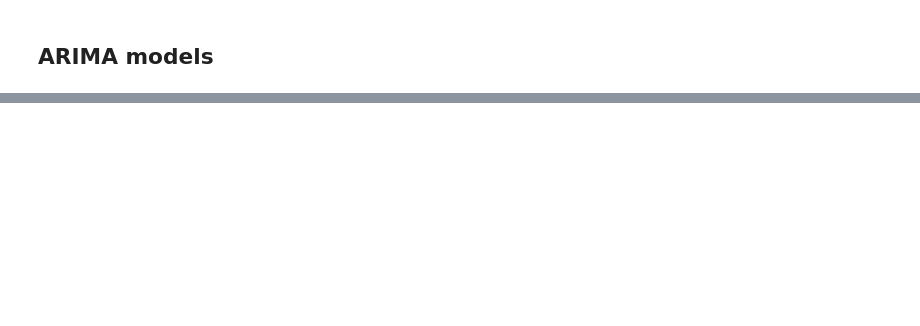
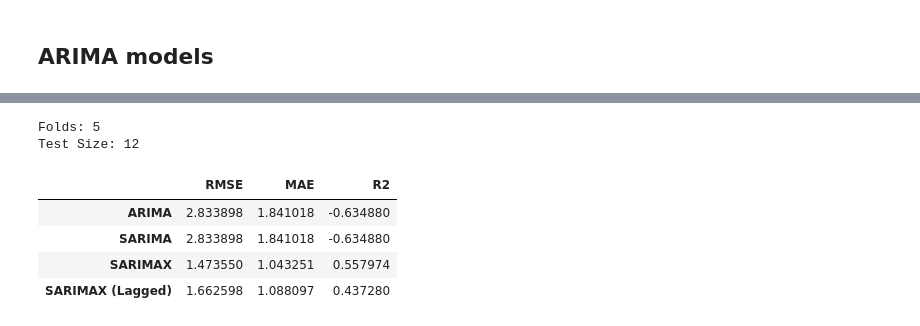
Before and after one commit to USERc137/Inflation-Forecast-Regression, a Jupyter notebook: inf_forecast.ipynb, the cells around one changed output, grey strips where cells are left out. Cells and saved outputs as stored; diff of their text form; code cells hidden in the pictures; blank space fills up the shorter version.

```diff
--- a/inf_forecast.ipynb
+++ b/inf_forecast.ipynb
@@ -426,0 +576,27 @@ plot_cv_forecasts(INF_train, seasonal_naive_forecast, n_splits=5, test_size=12,
+# %%
+lagged_sarimax_results = sarimax_lagged_test(ts_data=INF_train_full, n_splits=n_splits, test_size=test_size, target_col="InflationRate")
+# %% [output]
+Folds: 5
+Test Size: 12
+# %%
+# ARIMA / SARIMA - target only, still fine to pass the full frame since they extract the column themselves
+arima_model, arima_pred, _ = arima_forecast(INF_train_full, test_size, target_col="InflationRate")
+sarima_model, sarima_pred, _ = sarima_forecast(INF_train_full, test_size, target_col="InflationRate")
+
+# SARIMAX / lagged SARIMAX - need the exogenous columns
+sarimax_model, sarimax_pred, _ = sarimax_forecast(INF_train_full, test_size, target_col="InflationRate")
+lagged_model, lagged_pred, _ = sarimax_lagged_forecast(INF_train_full, test_size, target_col="InflationRate")
+
+final_scores = pd.concat([
+    pd.DataFrame(eval_metrics(INF_test_full['InflationRate'], arima_pred), index=['ARIMA']),
+    pd.DataFrame(eval_metrics(INF_test_full['InflationRate'], sarima_pred), index=['SARIMA']),
+    pd.DataFrame(eval_metrics(INF_test_full['InflationRate'], sarimax_pred), index=['SARIMAX']),
+    pd.DataFrame(eval_metrics(INF_test_full['InflationRate'], lagged_pred), index=['SARIMAX (Lagged)']),
+])
+final_scores
+# %% [output]
+|  | RMSE | MAE | R2 |
+| ARIMA | 2.833898 | 1.841018 | -0.634880 |
+| SARIMA | 2.833898 | 1.841018 | -0.634880 |
+| SARIMAX | 1.473550 | 1.043251 | 0.557974 |
+| SARIMAX (Lagged) | 1.662598 | 1.088097 | 0.437280 |
```
Also changed, not shown: parts of 23 cells of this notebook, 2 other files.
